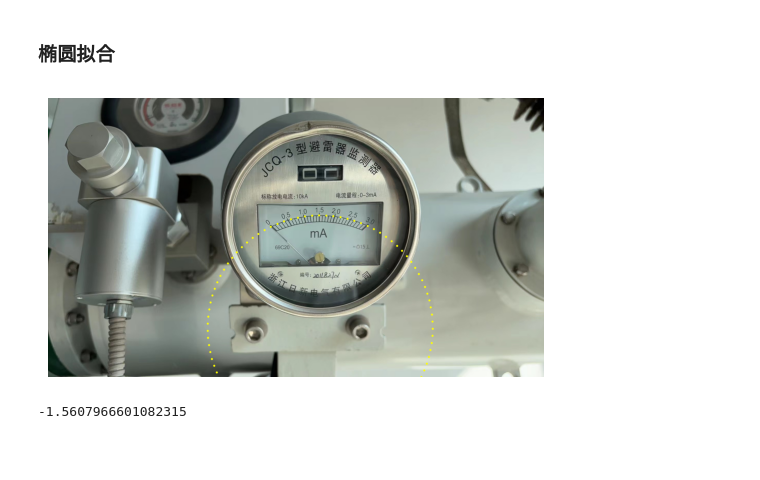
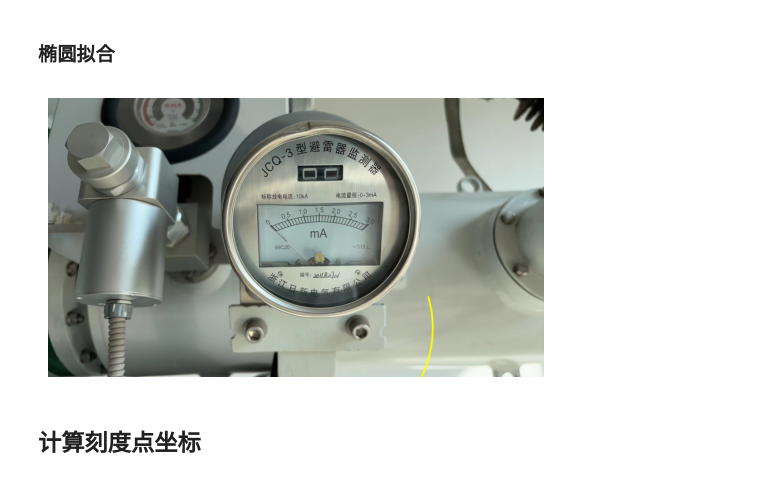
Before and after one commit to aoiJays/ai4clock, a Jupyter notebook: test.ipynb, the cells around one changed output. Cells and saved outputs as stored; diff of their text form; code cells hidden in the pictures; blank space fills up the shorter version.

```diff
--- a/test.ipynb
+++ b/test.ipynb
@@ -95,25 +95,43 @@ y_samples = np.array([point[1] for point in candidate_point], dtype=float)
 
 # Fit the ellipse to the generated samples
 a_res, b_res, x0, y0, alpha_res = fit_ellipse(x_samples, y_samples)
+# %%
+
+def get_Point_in_ellipse(h, k, a, b, alpha, theta):
+    x = h + a * np.cos(alpha) * np.cos(theta) - b * np.sin(alpha) * np.sin(theta)
+    y = k + a * np.cos(alpha) * np.sin(theta) + b * np.sin(alpha) * np.cos(theta)
+    return x, y
+# '''
+# 当椭圆不仅需要平移，而且其长轴和短轴不与坐标轴平行时\会稍微复杂一些。此时，除了平移之外，还需要考虑旋转。假设椭圆中心位于点 \((h, k)\)，并且椭圆绕其中心旋转了一个角度 \(\theta\)（逆时针方向），那么椭圆的参数方程可以表示为：
+
+# \[ x = h + a \cos(t) \cos(\theta) - b \sin(t) \sin(\theta) \]
+# \[ y = k + a \cos(t) \sin(\theta) + b \sin(t) \cos(\theta) \]
+
+# 这里：
+# - \(a\) 是椭圆的半长轴。
+# - \(b\) 是椭圆的半短轴。
+# - \(t\) 是参数，通常取值范围是从 \(0\) 到 \(2\pi\)。
+# - \((h, k)\) 是椭圆中心的坐标。
+# - \(\theta\) 是椭圆长轴与正x轴之间的夹角。
+
+# 这个方程组描述了如何通过平移和旋转来定位椭圆上的任何一点。旋转的角度 \(\theta\) 决定了椭圆的方向，而 \(h\) 和 \(k\) 决定了椭圆的位置。
+# '''
 # %%
-theta_res = np.linspace(0.0, 2 * np.pi, 100)  # Angle values
-x_res = a_res * np.cos(theta_res) * np.cos(alpha_res) - b_res * np.sin(theta_res) * np.sin(alpha_res) + x0
-y_res = b_res * np.sin(theta_res) * np.cos(alpha_res) + a_res * np.cos(theta_res) * np.sin(alpha_res) + y0
+theta_res = np.linspace(-np.pi/2, -np.pi, 100)  # Angle values
+x_res, y_res = get_Point_in_ellipse(x0, y0, a_res, b_res, alpha_res, theta_res)
 
 image_with_ellipse_point = image.copy()
 for (x, y) in zip(x_res, y_res):
     cv2.circle(image_with_ellipse_point, (int(x), int(y)), 4, (0, 255, 255), -1)  # 绘制绿色实心圆
 
 show_img(image_with_ellipse_point)
 # %% [output]
-[figure, old version]
+[figure, new version]
+# %% [markdown]
+## 计算刻度点坐标
 # %%
+# np.arctan2(y,x) 使用arctan2求弧度制夹角
 # 第一象限 0 -> pi （逆时针）
 # 第二象限 pi -> 2pi
 # 第三象限 -2pi -> -pi
 # 第四象限 -pi -> 0
-x,y = 1, -100
-
-np.arctan2(y,x)
-# %% [output]
--1.5607966601082315
```
Also changed, not shown: parts of 3 cells of this notebook.
